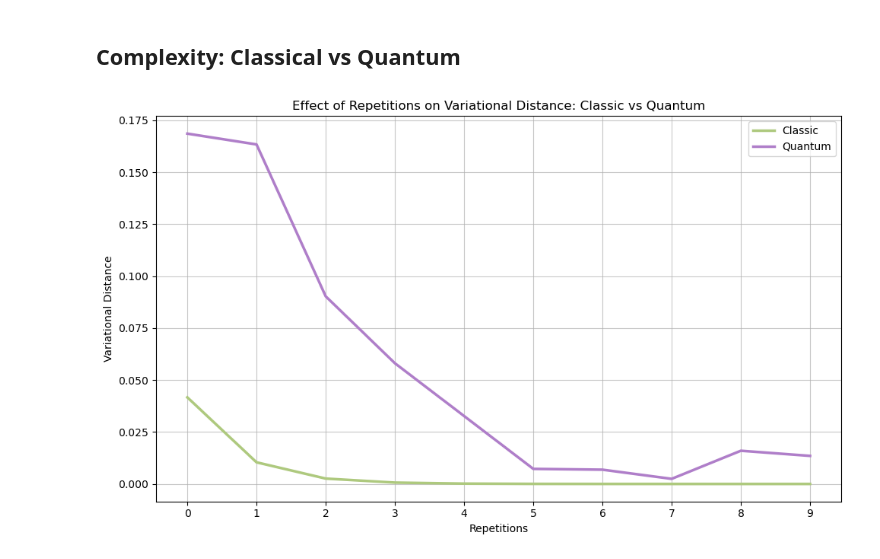
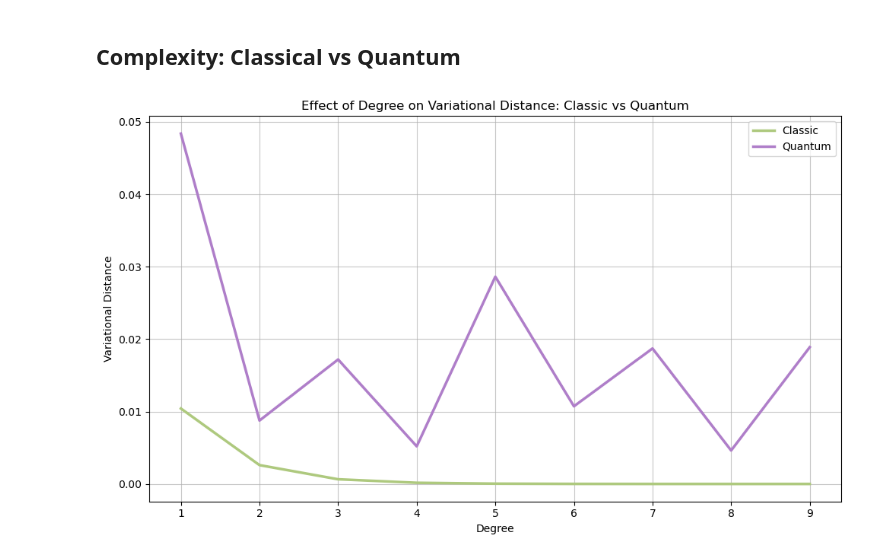
Before and after one commit to frafino/Quantum-Speedup-for-Nonreversible-Markov-Chains, a Jupyter notebook: 01_lazy_birthdeath_chain.ipynb, the cells around one changed output. Cells and saved outputs as stored; diff of their text form; code cells hidden in the pictures.

```diff
--- a/01_lazy_birthdeath_chain.ipynb
+++ b/01_lazy_birthdeath_chain.ipynb
@@ -1120,15 +1253,10 @@ all_counts = []
 for p in p_vals:
     noise_model = create_noise_model(p)
 
-    simulator_dep = AerSimulator(noise_model=noise_model)
-    qc_transpiled = transpile(qc, simulator_dep)
-    results_dep = simulator_dep.run(qc_transpiled, shots=trials).result()
-    raw_counts_dep = results_dep.get_counts()
-
-    probs, vd, counts_dep = compute_vd(raw_counts_dep, pi)
-
+    simulator = AerSimulator(noise_model=noise_model)
+    counts, vd = quantum_evolution(P, pi, simulator=simulator)
     vd_vals.append(vd)
-    all_counts.append(counts_dep)
+    all_counts.append(counts)
 
 # Plot histograms
 n_plots = len(p_vals)
@@ -1173,9 +1301,9 @@ plt.show()
 # %% [markdown]
 ## Complexity: Classical vs Quantum
 # %%
-def classic_evolution(reps, P, pi):
+def classic_evolution(degree, P, pi):
     end = np.ones((4,))/4
-    for _ in range(reps):
+    for _ in range(degree):
         end = end @ P
 
     vd = 0
@@ -1244,28 +1315,28 @@ def quantum_evolution(reps, W_qiskit, theta_list, phi_list, lambda_val, V_gate_d
 # %%
-reps_vals = np.arange(10)
+degree_vals = np.arange(1, 10)
 vd_vals_classic = []
 vd_vals_quantum = []
 
-for n in reps_vals:
-    _, vd_classic = classic_evolution(n, P, pi)
-    _, vd_quantum = quantum_evolution(n, W_qiskit, theta_list, phi_list, lambda_val, V_gate_dagger, V_gate, trials, pi)
+for d in degree_vals:
+    _, vd_classic = classic_evolution(d, P, pi)
+    _, vd_quantum = quantum_evolution(P, pi, degree=d)
     vd_vals_classic.append(vd_classic)
     vd_vals_quantum.append(vd_quantum)
 
 # Plot results
 plt.figure(figsize=(10, 6))
-plt.plot(reps_vals, vd_vals_classic, color='#aec97e', label='Classic',linewidth=2.5)
-plt.plot(reps_vals, vd_vals_quantum, color="#af7ec9", label='Quantum', linewidth=2.5)
+plt.plot(degree_vals, vd_vals_classic, color='#aec97e', label='Classic',linewidth=2.5)
+plt.plot(degree_vals, vd_vals_quantum, color="#af7ec9", label='Quantum', linewidth=2.5)
 
 
-plt.title('Effect of Repetitions on Variational Distance: Classic vs Quantum')
-plt.xlabel('Repetitions')
+plt.title('Effect of Degree on Variational Distance: Classic vs Quantum')
+plt.xlabel('Degree')
 plt.ylabel('Variational Distance')
-plt.xticks(reps_vals)
+plt.xticks(degree_vals)
 plt.grid(True, alpha=0.7)
 plt.legend(loc='best')
 
 plt.tight_layout()
 plt.show()
 # %% [output]
-[figure, old version]
+[figure, new version]
```
Also changed, not shown: parts of 8 cells of this notebook, 1 other file.
